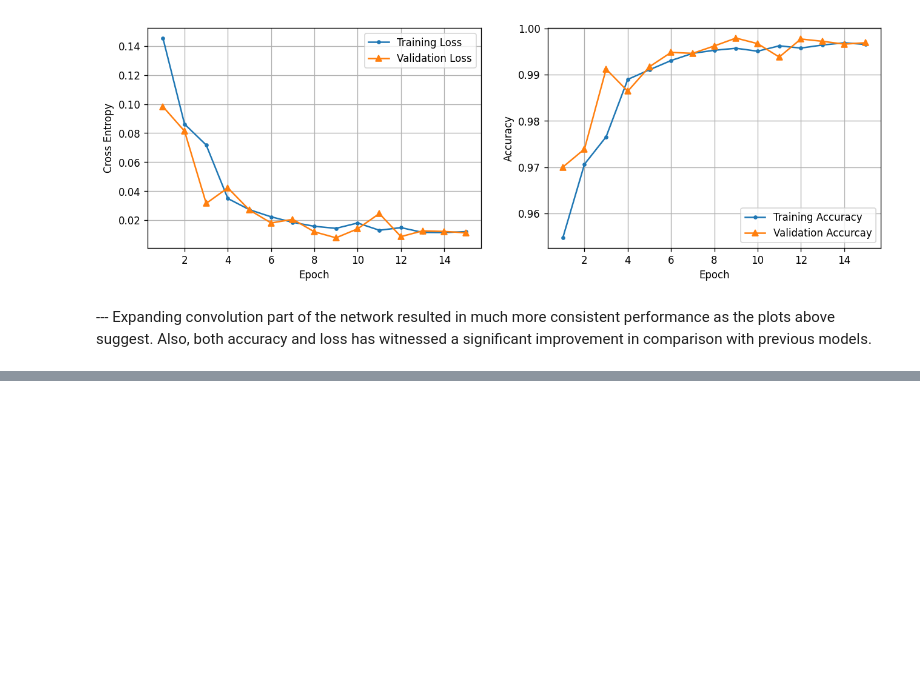
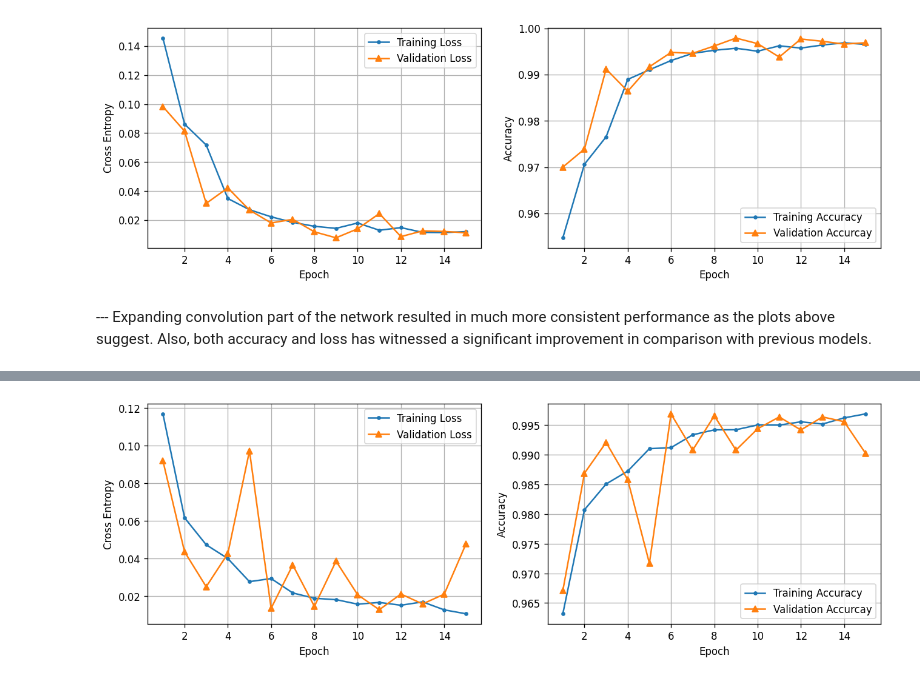
Before and after one commit to MostafaJahanian/DL_Projects, a Jupyter notebook: rice_image_classification_using_cnn.ipynb, the cells around one changed output, grey strips where cells are left out. Drawn from its saved outputs; the diff is of its cells as text; code cells hidden in the pictures; blank space fills up the shorter version.

```diff
--- a/rice_image_classification_using_cnn.ipynb
+++ b/rice_image_classification_using_cnn.ipynb
@@ -444,0 +495,25 @@ plot_training_curves(pd.DataFrame(history_7.history))
+# %%
+tf.random.set_seed(42)
+
+cnn_9 = keras.Sequential([
+    layers.Rescaling(1./255),
+    layers.RandomFlip(),
+    layers.RandomContrast(0.3),
+    layers.Conv2D(filters = 32, kernel_size = 3, activation = 'relu'),
+    layers.MaxPooling2D(pool_size = 2),
+    layers.Conv2D(filters = 64, kernel_size = 3, padding = 'same', activation = 'relu'),
+    layers.MaxPooling2D(pool_size = 2),
+    layers.Conv2D(filters = 128, kernel_size = 3, padding = 'same', activation = 'relu'),
+    layers.MaxPooling2D(pool_size = 2),
+    layers.Flatten(),
+    layers.Dense(2000, activation = 'relu'),
+    layers.Dense(5, activation = 'softmax')
+])
+
+cnn_9.compile(
+    loss = keras.losses.SparseCategoricalCrossentropy(),
+    optimizer = keras.optimizers.Adam(),
+    metrics = 'accuracy'
+)
+
+history_9 = cnn_9.fit(train_set, epochs = 15, validation_data = val_set)
@@ -444,0 +538,4 @@ plot_training_curves(pd.DataFrame(history_7.history))
+# %%
+plot_training_curves(pd.DataFrame(history_9.history))
+# %% [output]
+[figure, added]
```
Also changed, not shown: parts of 6 cells of this notebook.
